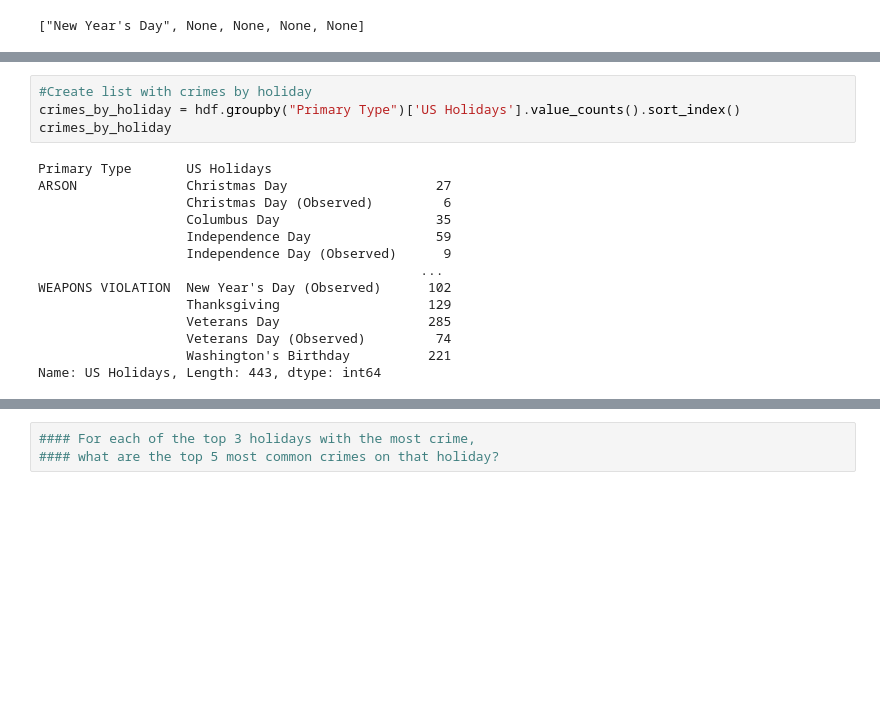
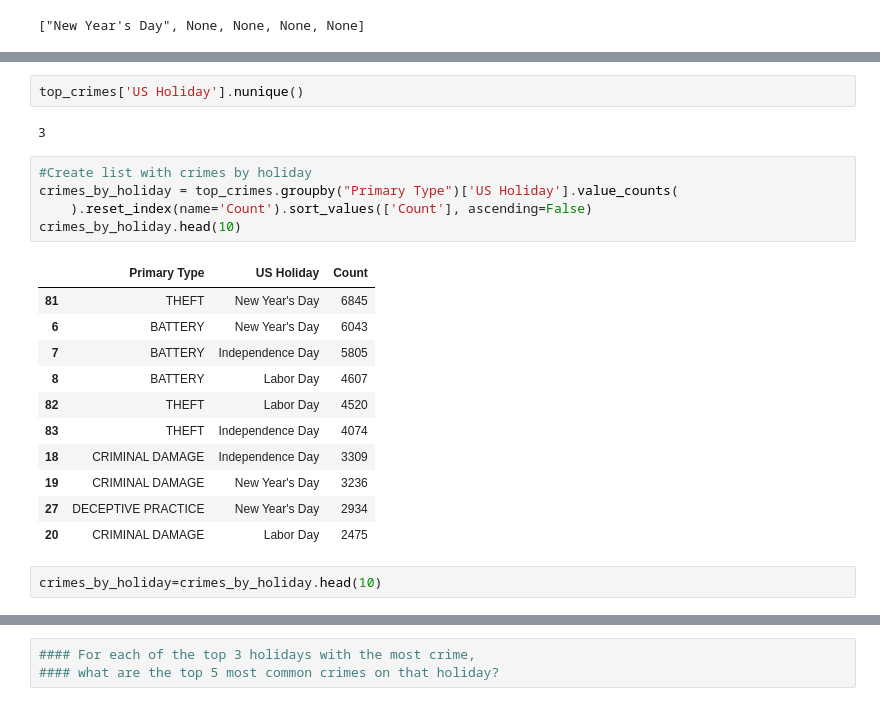
Before and after one commit to SeeBee8/Chicago-Crimes, a Jupyter notebook: Part1_Project3.ipynb, the cells around one changed output, grey strips where cells are left out. Saved outputs shown, nothing was run; the diff lists cells and outputs as text; blank space fills up the shorter version.

```diff
--- a/Part1_Project3.ipynb
+++ b/Part1_Project3.ipynb
@@ -571,18 +656,23 @@ hdf['Is_Holiday'].value_counts()
+# %%
+top_crimes['US Holiday'].nunique()
+# %% [output]
+3
 # %%
 #Create list with crimes by holiday
-crimes_by_holiday = hdf.groupby("Primary Type")['US Holidays'].value_counts().sort_index()
-crimes_by_holiday
+crimes_by_holiday = top_crimes.groupby("Primary Type")['US Holiday'].value_counts(
+    ).reset_index(name='Count').sort_values(['Count'], ascending=False)
+crimes_by_holiday.head(10)
 # %% [output]
-Primary Type       US Holidays
-ARSON              Christmas Day                   27
-                   Christmas Day (Observed)         6
-                   Columbus Day                    35
-                   Independence Day                59
-                   Independence Day (Observed)      9
-                                                 ...
-WEAPONS VIOLATION  New Year's Day (Observed)      102
-                   Thanksgiving                   129
-                   Veterans Day                   285
-                   Veterans Day (Observed)         74
-                   Washington's Birthday          221
-Name: US Holidays, Length: 443, dtype: int64
+|  | Primary Type | US Holiday | Count |
+| 81 | THEFT | New Year's Day | 6845 |
+| 6 | BATTERY | New Year's Day | 6043 |
+| 7 | BATTERY | Independence Day | 5805 |
+| 8 | BATTERY | Labor Day | 4607 |
+| 82 | THEFT | Labor Day | 4520 |
+| 83 | THEFT | Independence Day | 4074 |
+| 18 | CRIMINAL DAMAGE | Independence Day | 3309 |
+| 19 | CRIMINAL DAMAGE | New Year's Day | 3236 |
+| 27 | DECEPTIVE PRACTICE | New Year's Day | 2934 |
+| 20 | CRIMINAL DAMAGE | Labor Day | 2475 |
+# %%
+crimes_by_holiday=crimes_by_holiday.head(10)
```
Also changed, not shown: parts of 19 cells of this notebook.
